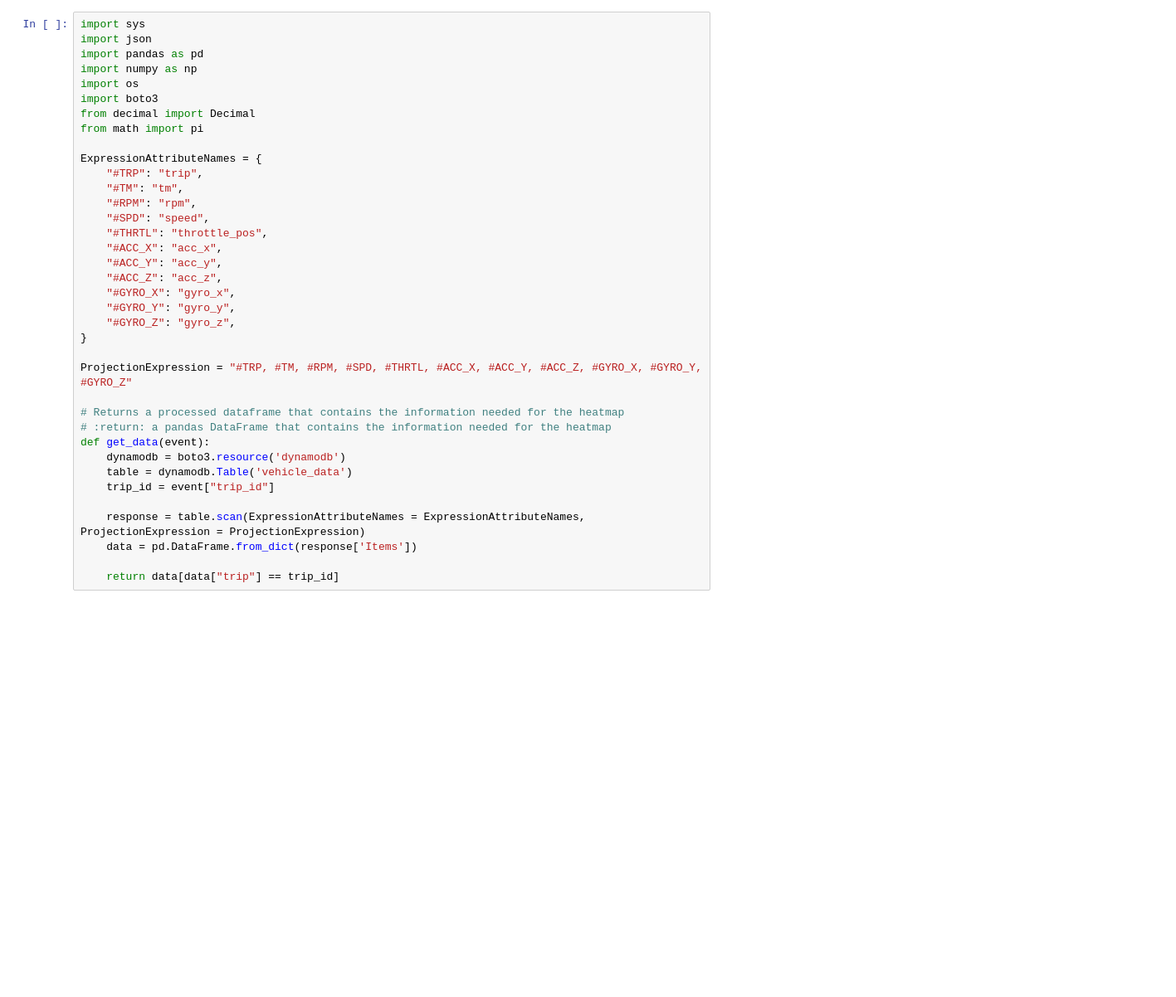
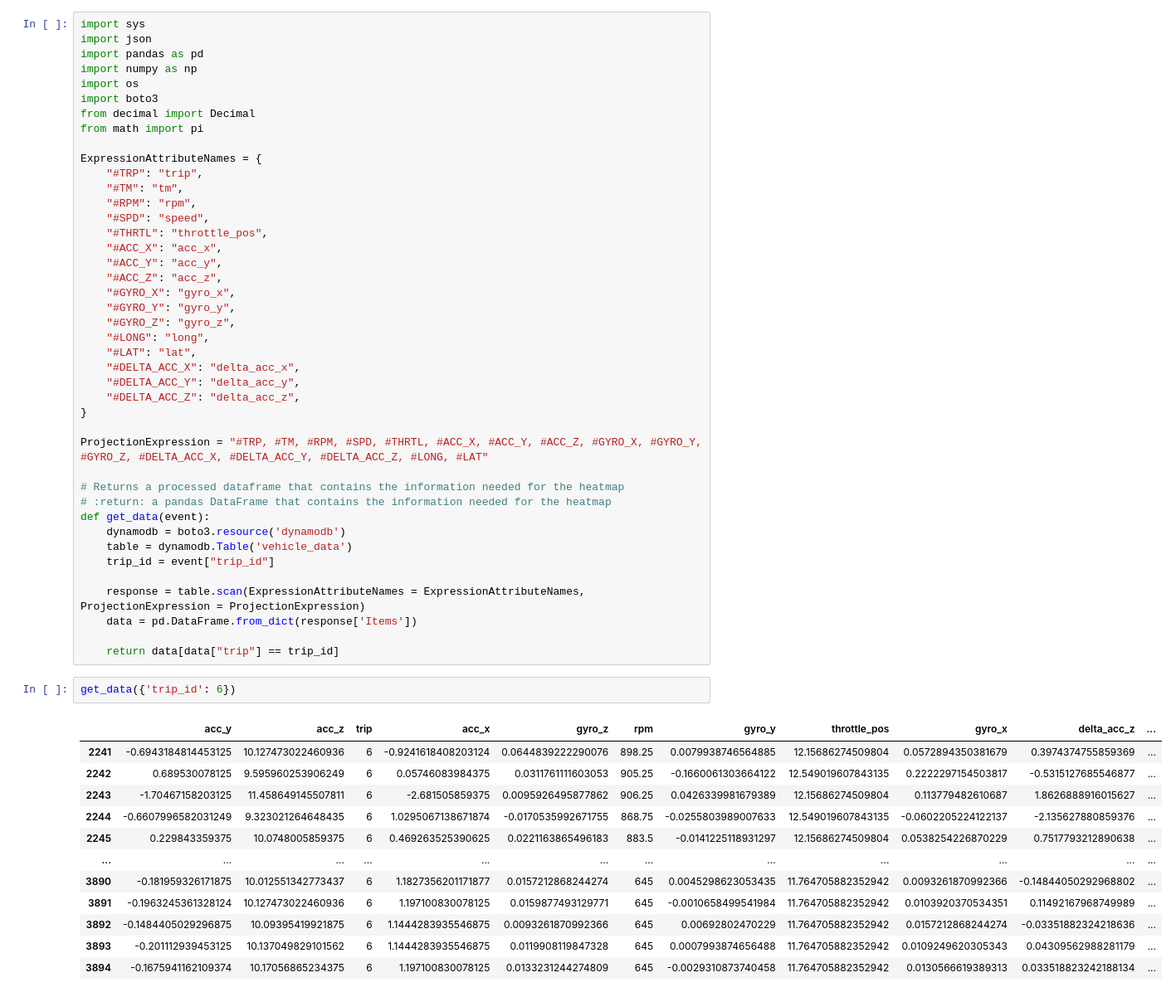
Before and after one commit to LideSu/CSCE-483-Vehicle-Blackbox, a Jupyter notebook: Code/get_data.ipynb, the cells around one changed output. Shown at 83% size. Saved outputs shown, nothing was run; the diff lists cells and outputs as text; blank space fills up the shorter version.

```diff
--- a/Code/get_data.ipynb
+++ b/Code/get_data.ipynb
@@ -20,9 +20,14 @@ ExpressionAttributeNames = {
     "#GYRO_X": "gyro_x",
     "#GYRO_Y": "gyro_y",
     "#GYRO_Z": "gyro_z",
+    "#LONG": "long",
+    "#LAT": "lat",
+    "#DELTA_ACC_X": "delta_acc_x",
+    "#DELTA_ACC_Y": "delta_acc_y",
+    "#DELTA_ACC_Z": "delta_acc_z",
 }
 
-ProjectionExpression = "#TRP, #TM, #RPM, #SPD, #THRTL, #ACC_X, #ACC_Y, #ACC_Z, #GYRO_X, #GYRO_Y, #GYRO_Z"
+ProjectionExpression = "#TRP, #TM, #RPM, #SPD, #THRTL, #ACC_X, #ACC_Y, #ACC_Z, #GYRO_X, #GYRO_Y, #GYRO_Z, #DELTA_ACC_X, #DELTA_ACC_Y, #DELTA_ACC_Z, #LONG, #LAT"
 
 # Returns a processed dataframe that contains the information needed for the heatmap
 # :return: a pandas DataFrame that contains the information needed for the heatmap
@@ -35,3 +40,18 @@ def get_data(event):
     data = pd.DataFrame.from_dict(response['Items'])
 
     return data[data["trip"] == trip_id]
+# %%
+get_data({'trip_id': 6})
+# %% [output]
+|  | acc_y | acc_z | trip | acc_x | gyro_z | rpm | gyro_y | throttle_pos | gyro_x | delta_acc_z | ... |
+| 2241 | -0.6943184814453125 | 10.127473022460936 | 6 | -0.9241618408203124 | 0.0644839222290076 | 898.25 | 0.0079938746564885 | 12.15686274509804 | 0.0572894350381679 | 0.3974374755859369 | ... |
+| 2242 | 0.689530078125 | 9.595960253906249 | 6 | 0.05746083984375 | 0.0311761111603053 | 905.25 | -0.1660061303664122 | 12.549019607843135 | 0.2222297154503817 | -0.5315127685546877 | ... |
+| 2243 | -1.70467158203125 | 11.458649145507811 | 6 | -2.681505859375 | 0.0095926495877862 | 906.25 | 0.0426339981679389 | 12.15686274509804 | 0.113779482610687 | 1.8626888916015627 | ... |
+| 2244 | -0.6607996582031249 | 9.323021264648435 | 6 | 1.0295067138671874 | -0.0170535992671755 | 868.75 | -0.0255803989007633 | 12.549019607843135 | -0.0602205224122137 | -2.135627880859376 | ... |
+| 2245 | 0.229843359375 | 10.0748005859375 | 6 | 0.469263525390625 | 0.0221163865496183 | 883.5 | -0.0141225118931297 | 12.15686274509804 | 0.0538254226870229 | 0.7517793212890638 | ... |
+| ... | ... | ... | ... | ... | ... | ... | ... | ... | ... | ... | ... |
+| 3890 | -0.181959326171875 | 10.012551342773437 | 6 | 1.1827356201171877 | 0.0157212868244274 | 645 | 0.0045298623053435 | 11.764705882352942 | 0.0093261870992366 | -0.14844050292968802 | ... |
+| 3891 | -0.1963245361328124 | 10.127473022460936 | 6 | 1.197100830078125 | 0.0159877493129771 | 645 | -0.0010658499541984 | 11.764705882352942 | 0.0103920370534351 | 0.11492167968749989 | ... |
+| 3892 | -0.1484405029296875 | 10.09395419921875 | 6 | 1.1444283935546875 | 0.0093261870992366 | 645 | 0.00692802470229 | 11.764705882352942 | 0.0157212868244274 | -0.03351882324218636 | ... |
+| 3893 | -0.201112939453125 | 10.137049829101562 | 6 | 1.1444283935546875 | 0.0119908119847328 | 645 | 0.0007993874656488 | 11.764705882352942 | 0.0109249620305343 | 0.04309562988281179 | ... |
+| 3894 | -0.1675941162109374 | 10.17056865234375 | 6 | 1.197100830078125 | 0.0133231244274809 | 645 | -0.0029310873740458 | 11.764705882352942 | 0.0130566619389313 | 0.033518823242188134 | ... |
```
Also changed, not shown: parts of 5 cells of this notebook, 15 other files.
